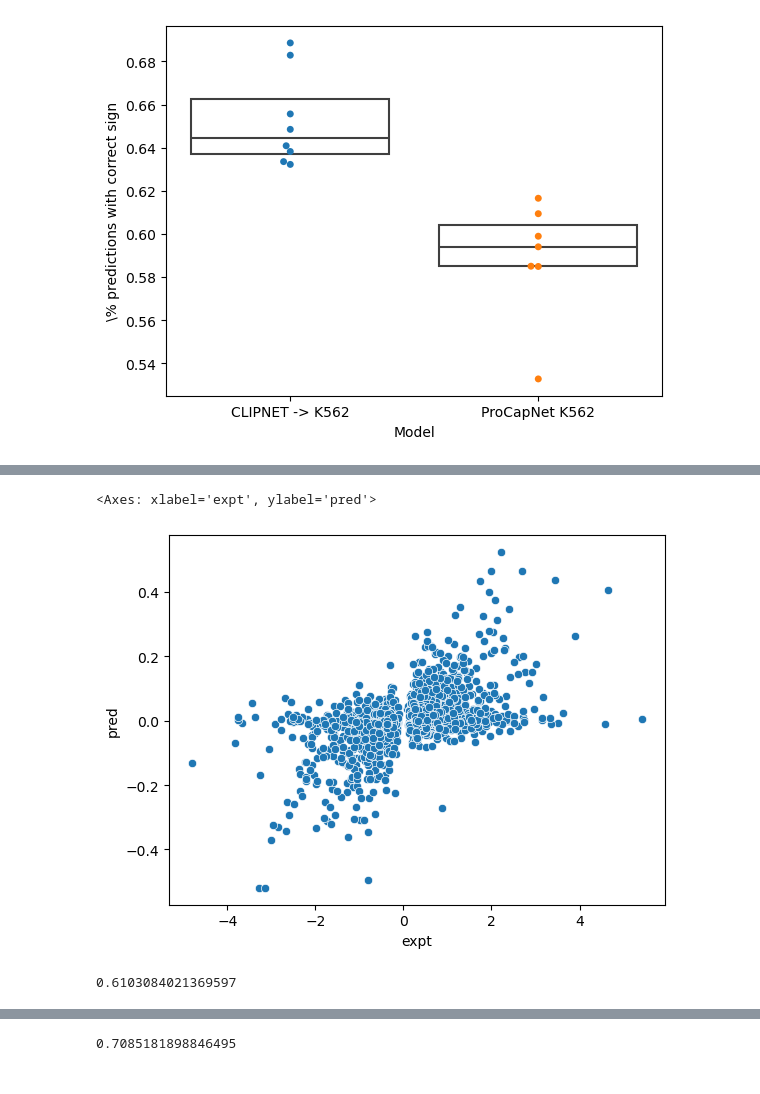
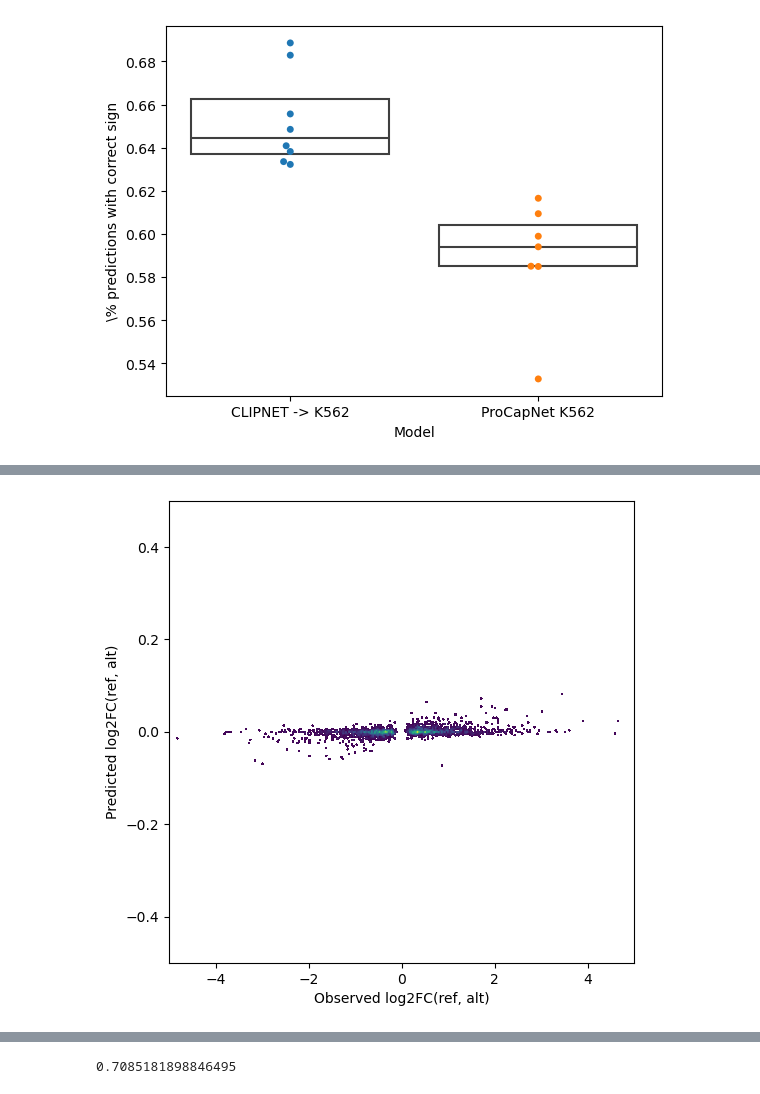
Before and after one commit to Danko-Lab/clipnet_k562, a Jupyter notebook: siraj_mpra/visualize_predictions.ipynb, the cells around one changed output, grey strips where cells are left out. Drawn from its saved outputs; the diff is of its cells as text; code cells hidden in the pictures.

Commit message:
added a couple of plots

```diff
--- a/siraj_mpra/visualize_predictions.ipynb
+++ b/siraj_mpra/visualize_predictions.ipynb
@@ -82,9 +108,24 @@ sns.scatterplot(data["expt"], data["pred_procapnet"])
-# %%
-sns.scatterplot(x=data["expt"][data["fold"] == 0], y=data["pred"][data["fold"] == 0])
-# %% [output]
-<Axes: xlabel='expt', ylabel='pred'>
-[figure, removed]
-# %%
-signs_procapnet
-# %% [output]
-0.6103084021369597
+# %%
+# Plot predicted vs observed log quantities
+
+fig = plt.figure(figsize=(6, 6))
+ax = fig.add_subplot(1, 1, 1, projection="scatter_density")
+density = ax.scatter_density(
+    data["expt"][data["fold"] == 0],
+    data["pred_procapnet"][data["fold"] == 0],
+    cmap=white_viridis
+)
+#fig.colorbar(density)
+ax.set_xlim(-5, 5)
+ax.set_ylim(-0.5, 0.5)
+#ax.set_yticks([-0, 3])
+#ax.set_yticklabels(["", ""])
+#ax.set_xticks([-0, 3])
+#ax.set_xticklabels(["", ""])
+ax.set_ylabel("Predicted log2FC(ref, alt)")
+ax.set_xlabel("Observed log2FC(ref, alt)")
+plt.savefig("procapnet_ensemble_mpra_predictions.pdf")
+
+#pearsonr(log_sums["pred"], log_sums["expt"])
+# %% [output]
+[figure, added]
```
Also changed, not shown: parts of 6 cells of this notebook, 2 other files.
